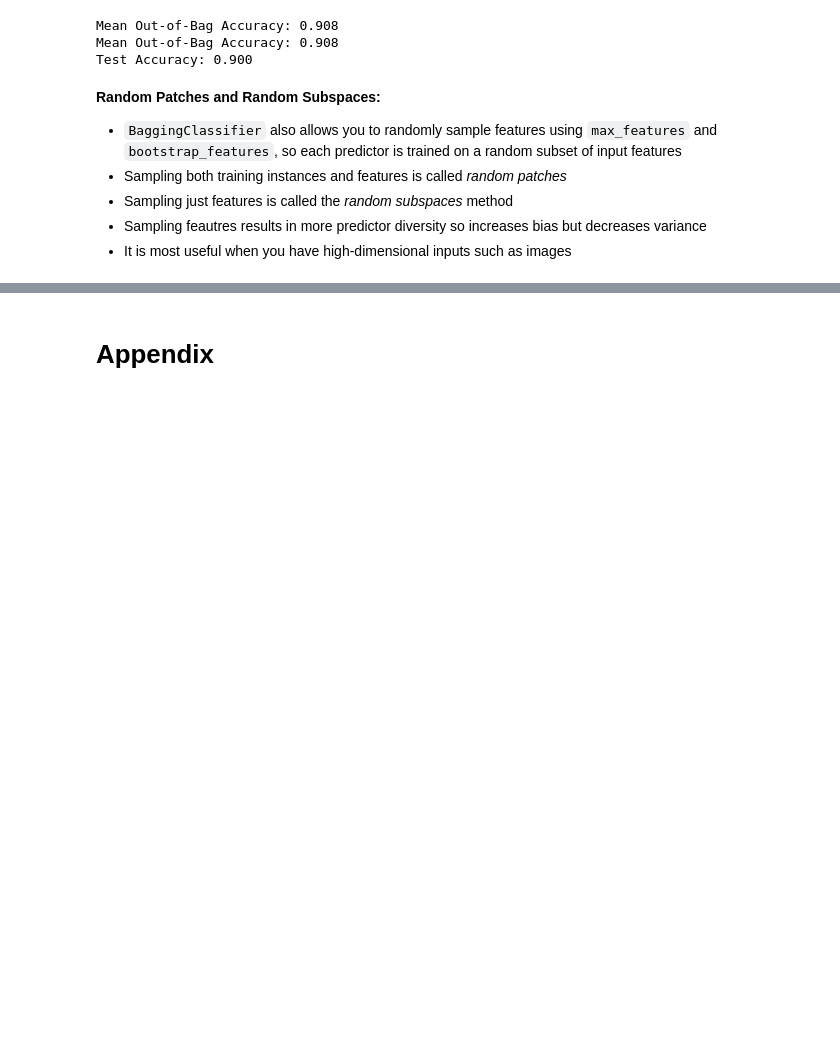
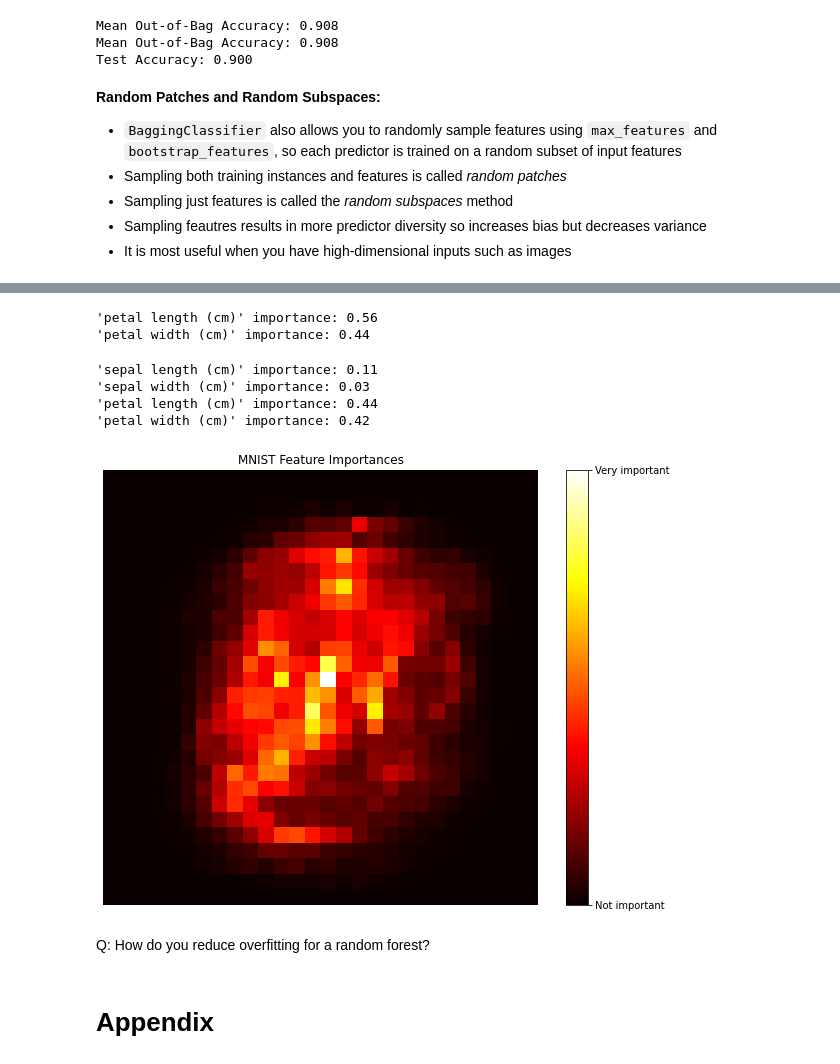
Before and after one commit to chris-leonard/hands-on-machine-learning, a Jupyter notebook: chapter-7/chapter-7-notes.ipynb, the cells around one changed output, grey strips where cells are left out. Saved outputs shown, nothing was run; the diff lists cells and outputs as text; code cells hidden in the pictures; blank space fills up the shorter version.

```diff
--- a/chapter-7/chapter-7-notes.ipynb
+++ b/chapter-7/chapter-7-notes.ipynb
@@ -245,3 +393,64 @@ Q: How do you reduce overfitting for a random forest?
+# %%
+# from estimator
+for name, importance in zip(X_petal.columns, tree_clf.feature_importances_):
+    print("\'{}\' importance: {:.2f}".format(name, importance))
+# %% [output]
+'petal length (cm)' importance: 0.56
+'petal width (cm)' importance: 0.44
+# %%
+# random forest on all features
+fst_clf = RandomForestClassifier(n_estimators=500, random_state=42, n_jobs=-1)
+fst_clf.fit(X, y)
+
+for name, importance in zip(X.columns, fst_clf.feature_importances_):
+    print("\'{}\' importance: {:.2f}".format(name, importance))
+# %% [output]
+'sepal length (cm)' importance: 0.11
+'sepal width (cm)' importance: 0.03
+'petal length (cm)' importance: 0.44
+'petal width (cm)' importance: 0.42
+# %%
+# plotting importances for mnist data
+from sklearn.datasets import fetch_openml
+
+mnist = fetch_openml("mnist_784", version=1)
+
+# load data into dataframes
+X, y = mnist["data"], mnist["target"]
+
+# use predefined train/test split
+X_train, X_test, y_train, y_test = (
+    X.iloc[:60000],
+    X.iloc[60000:],
+    y.iloc[:60000],
+    y.iloc[60000:],
+)
+
+# train random forest
+frst_clf = RandomForestClassifier(n_estimators=100, random_state=42)
+frst_clf.fit(X_train, y_train);
+# %%
+def plot_feature_importances(clf):
+    feat_imp = frst_clf.feature_importances_
+    feat_imp_image = feat_imp.reshape(28, 28)
+
+    fig, ax = plt.subplots(figsize=(10, 8))
+
+    im = ax.imshow(feat_imp_image, cmap=plt.cm.hot)
+
+    cbar = fig.colorbar(im, ticks=[feat_imp.min(), feat_imp.max()])
+    cbar.ax.set_yticklabels(['Not important', 'Very important'])
+
+    ax.set_title("MNIST Feature Importances")
+
+    ax.axis("off");
+
+
+plot_feature_importances(frst_clf)
+# %% [output]
+[figure, added]
+# %% [markdown]
+Q: How do you reduce overfitting for a random forest?
 # %% [markdown]
 # Appendix
 # %% [markdown]
```
Also changed, not shown: parts of 9 cells of this notebook.
